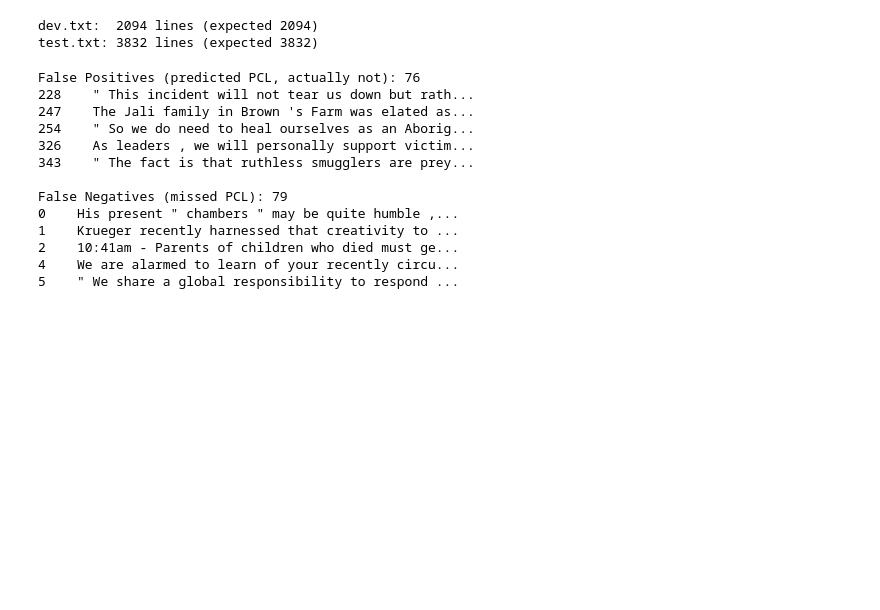
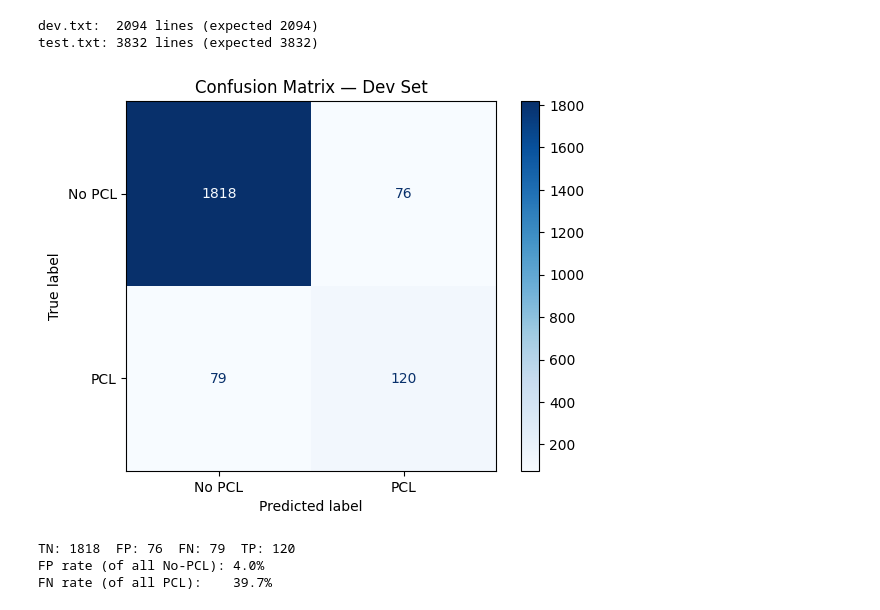
Before and after one commit to Tisya-V/NLP-CW, a Jupyter notebook: src/model.ipynb, the cells around one changed output. Cells and saved outputs as stored; diff of their text form; code cells hidden in the pictures; blank space fills up the shorter version.

```diff
--- a/src/model.ipynb
+++ b/src/model.ipynb
@@ -83,7 +83,7 @@ def augment_pcl_rows(df, augmenter, n_copies=3, seed=RANDOM_SEED):
             augmented.append({"text": new_text, "binary_label": 1})
     return pd.DataFrame(augmented)
 
-aug_df = augment_pcl_rows(train_df, sr_aug, n_copies=2)
+aug_df = augment_pcl_rows(train_df, sr_aug, n_copies=0)
 train_df_aug = pd.concat([train_df, aug_df], ignore_index=True).sample(
     frac=1, random_state=RANDOM_SEED
 ).reset_index(drop=True)
@@ -409,55 +377,23 @@ DEV F1 SCORE: 0.6076
 [interactive output not drawn]
 dev.txt:  2094 lines (expected 2094)
 test.txt: 3832 lines (expected 3832)
-# %%
-# ------------ ERROR ANALYSIS ------------
-# Get baseline predictions (load from file if you have them)
-# baseline_preds = np.loadtxt("baseline_dev.txt", dtype=int)
-
-analysis_df = dev_df[["text", "binary_label"]].copy()
-analysis_df["true"]     = dev_df["binary_label"].values
-analysis_df["pred"]     = dev_preds
-analysis_df["correct"]  = analysis_df["true"] == analysis_df["pred"]
-
-# False Positives: model predicted PCL but shouldn't have
-fp = analysis_df[(analysis_df["pred"] == 1) & (analysis_df["true"] == 0)]
-# False Negatives: model missed PCL
-fn = analysis_df[(analysis_df["pred"] == 0) & (analysis_df["true"] == 1)]
-
-print(f"False Positives (predicted PCL, actually not): {len(fp)}")
-print(fp["text"].head(5).to_string(), "\n")
-
-print(f"False Negatives (missed PCL): {len(fn)}")
-print(fn["text"].head(5).to_string(), "\n")
-
-# ── If you have baseline predictions ─────────────────────────────────────────
-# baseline_preds = np.loadtxt("baseline_dev.txt", dtype=int)
-# analysis_df["baseline"] = baseline_preds
-#
-# both_correct   = analysis_df[ analysis_df["correct"] & (analysis_df["baseline"] == analysis_df["true"])]
-# both_wrong     = analysis_df[~analysis_df["correct"] & (analysis_df["baseline"] != analysis_df["true"])]
-# only_ours      = analysis_df[ analysis_df["correct"] & (analysis_df["baseline"] != analysis_df["true"])]
-# only_baseline  = analysis_df[~analysis_df["correct"] & (analysis_df["baseline"] == analysis_df["true"])]
-#
-# print(f"Both correct:        {len(both_correct)}")
-# print(f"Both wrong:          {len(both_wrong)}")
-# print(f"Only our model right:{len(only_ours)}")
-# print(f"Only baseline right: {len(only_baseline)}")
-# print("\nExamples only our model got right:")
-# print(only_ours["text"].head(3).to_string())
-# print("\nExamples only baseline got right (our failures):")
-# print(only_baseline["text"].head(3).to_string())
-# %% [output]
-False Positives (predicted PCL, actually not): 76
-228    " This incident will not tear us down but rath...
-247    The Jali family in Brown 's Farm was elated as...
-254    " So we do need to heal ourselves as an Aborig...
-326    As leaders , we will personally support victim...
-343    " The fact is that ruthless smugglers are prey...
-
-False Negatives (missed PCL): 79
-0    His present " chambers " may be quite humble ,...
-1    Krueger recently harnessed that creativity to ...
-2    10:41am - Parents of children who died must ge...
-4    We are alarmed to learn of your recently circu...
-5    " We share a global responsibility to respond ...
+# %%
+from sklearn.metrics import confusion_matrix, ConfusionMatrixDisplay
+import matplotlib.pyplot as plt
+
+cm = confusion_matrix(dev_df["binary_label"].values, dev_preds)
+disp = ConfusionMatrixDisplay(cm, display_labels=["No PCL", "PCL"])
+disp.plot(cmap="Blues")
+plt.title("Confusion Matrix — Dev Set")
+plt.savefig("confusion_matrix.png", dpi=150, bbox_inches="tight")
+plt.show()
+
+tn, fp_n, fn_n, tp = cm.ravel()
+print(f"TN: {tn}  FP: {fp_n}  FN: {fn_n}  TP: {tp}")
+print(f"FP rate (of all No-PCL): {fp_n/(tn+fp_n)*100:.1f}%")
+print(f"FN rate (of all PCL):    {fn_n/(fn_n+tp)*100:.1f}%")
+# %% [output]
+[figure, added]
+TN: 1818  FP: 76  FN: 79  TP: 120
+FP rate (of all No-PCL): 4.0%
+FN rate (of all PCL):    39.7%
```
Also changed, not shown: parts of 3 cells of this notebook, 7 other files.
